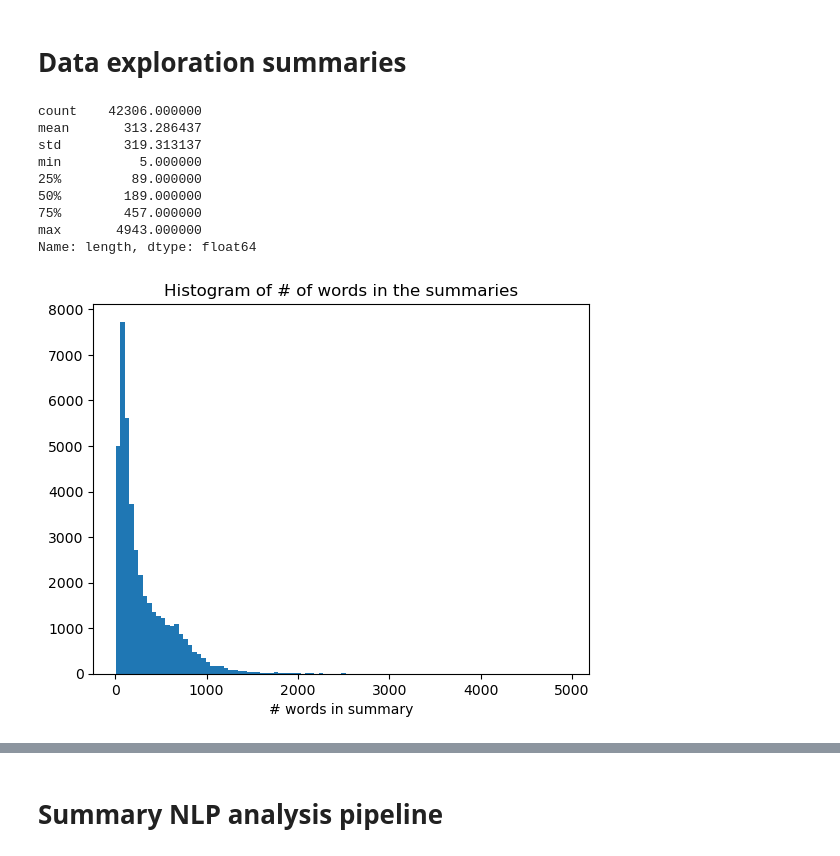
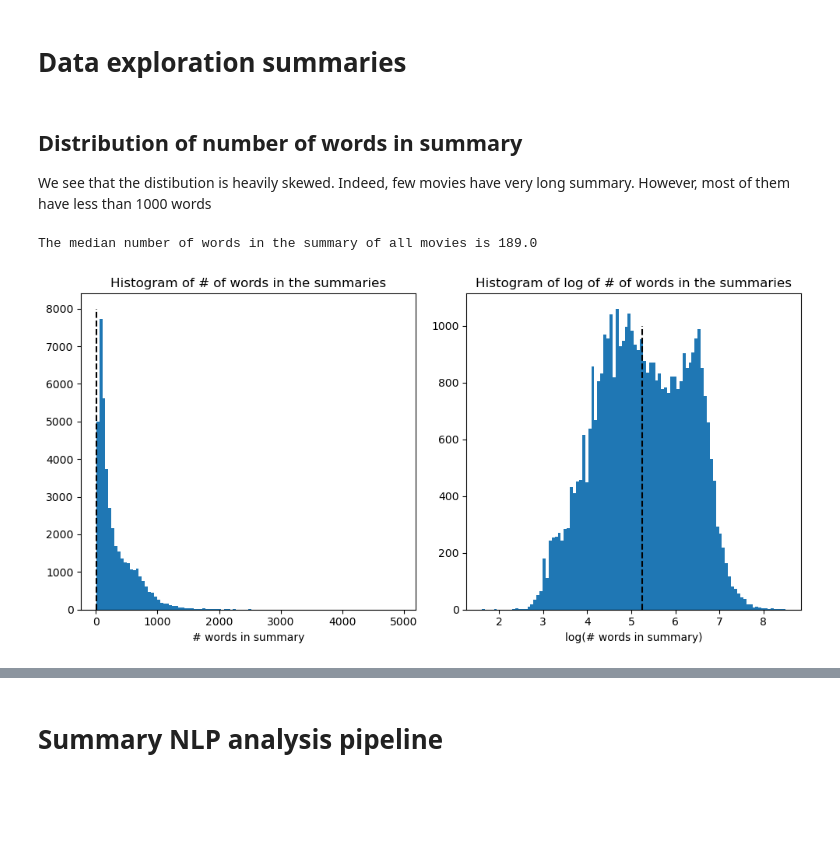
Before and after one commit to epfl-ada/ada-2022-project-error141, a Jupyter notebook: data_exploration_final.ipynb, the cells around one changed output, grey strips where cells are left out. Cells and saved outputs as stored; diff of their text form; code cells hidden in the pictures; blank space fills up the shorter version.

```diff
--- a/data_exploration_final.ipynb
+++ b/data_exploration_final.ipynb
@@ -255,22 +255,26 @@ Plot the difference between nb_male - nb_female and see if there is increase/dec
 Difference is already normalised because sum nbr of movies
 # %% [markdown]
 # Data exploration summaries <a name="summary"></a>
-# %%
-summaries['length'].describe()
-# %% [output]
-count    42306.000000
-mean       313.286437
-std        319.313137
-min          5.000000
-25%         89.000000
-50%        189.000000
-75%        457.000000
-max       4943.000000
-Name: length, dtype: float64
+# %% [markdown]
+## Distribution of number of words in summary
+We see that the distibution is heavily skewed. Indeed, few movies have very long summary. However, most of them have less than 1000 words
 # %%
+print('The median number of words in the summary of all movies is ' + str(summaries['length'].median()))
+
+fig, axes = plt.subplots(nrows=1, ncols=2, figsize=(10,5))
+
 #Let's look at the distibution of the length of the summaries
-plt.hist(summaries['length'],bins=100)
-plt.xlabel('# words in summary'); plt.title('Histogram of # of words in the summaries')
+axes[0].hist(summaries['length'],bins=100)
+axes[0].vlines(np.log(summaries['length']).median(), 0,8000, linestyles='dashed',color = 'black')
+axes[0].set_xlabel('# words in summary'); axes[0].set_title('Histogram of # of words in the summaries')
+
+#The distribution is heavy tailed, apply log before binning
+axes[1].hist(np.log(summaries['length']),bins=100)
+axes[1].vlines(np.log(summaries['length']).median(), 0,1000, linestyles='dashed',color = 'black')
+axes[1].set_xlabel('log(# words in summary)'); axes[1].set_title('Histogram of log of # of words in the summaries')
+
+plt.tight_layout()
 plt.show()
 # %% [output]
+The median number of words in the summary of all movies is 189.0
-[figure, old version]
+[figure, new version]
```
Also changed, not shown: parts of 8 cells of this notebook.
